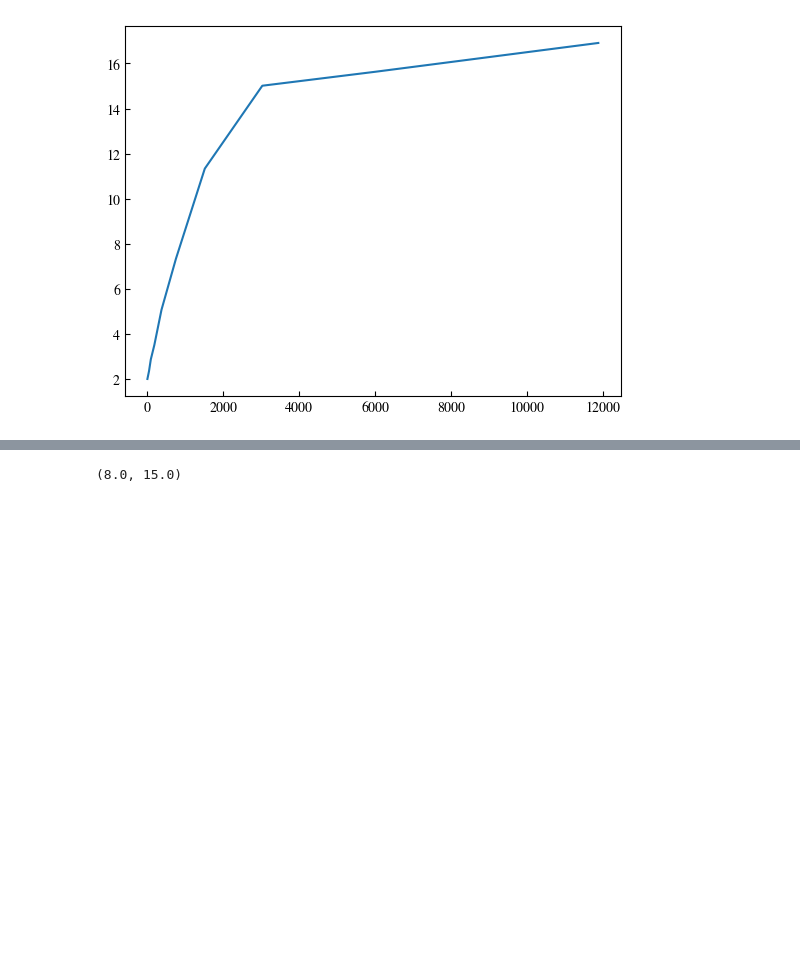
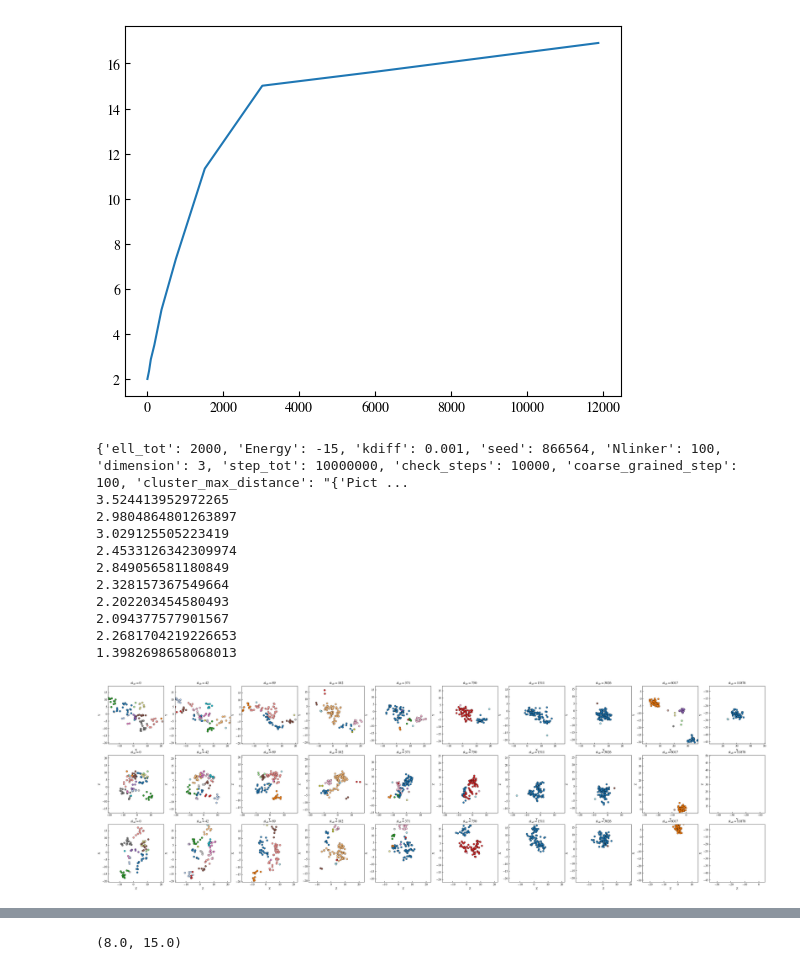
Before and after one commit to HugoLeRoy94/Analyze, a Jupyter notebook: From_Cluster/Picture.ipynb, the cells around one changed output, grey strips where cells are left out. Saved outputs shown, nothing was run; the diff lists cells and outputs as text; code cells hidden in the pictures; blank space fills up the shorter version.

Commit message:
change computer

```diff
--- a/From_Cluster/Picture.ipynb
+++ b/From_Cluster/Picture.ipynb
@@ -57,3 +59,73 @@ plt.plot(time_stamps,n_av)
 # %% [output]
 [<matplotlib.lines.Line2D at 0x...>]
 [figure]
+# %%
+
+fig,ax = plt.subplots(ncols=10,nrows=3,figsize=(40,12))
+#ax[0,0].scatter(pictures[0].data[indx][0][:,0],pictures[0].data[indx][0][:,1])
+#ax[0,0].set_title('t initial')
+#ax[1,0].scatter(pictures[0].data[indx][-1][:,0],pictures[0].data[indx][-1][:,1])
+#ax[1,0].set_title('t final')
+#ax[0,1].scatter(pictures[0].data[indx][0][:,0],pictures[0].data[indx][0][:,2])
+#ax[0,1].set_title('t initial')
+#ax[1,1].scatter(pictures[0].data[indx][-1][:,0],pictures[0].data[indx][-1][:,2])
+#ax[1,1].set_title('t final')
+
+#tint = 5
+indx = 4
+system_number = 0
+print(pictures[system_number].attributes)
+for tint in range(10):
+
+    # Compute the pairwise distances between points
+    pairwise_dist = distance.pdist(pictures[system_number].data[indx][tint].astype(float))
+    # Convert the condensed distance matrix to a square format
+    square_dist = distance.squareform(pairwise_dist)
+    # Replace the diagonal (self-distances) with np.inf to ignore them
+    np.fill_diagonal(square_dist, np.inf)
+    # Find the nearest neighbor distance for each point
+    nearest_neighbor_distances = np.min(square_dist, axis=1)
+    # Compute and return the average nearest neighbor distance
+
+
+    #distances = pairwise_distances(pictures[system_number].data[indx][tint])
+    # We use np.triu_indices to consider only the upper triangle of the distance matrix, excluding the diagonal
+    #upper_triangle_indices = np.triu_indices_from(distances, k=1)
+    #average_distance = np.mean(distances[upper_triangle_indices])
+
+    #clustering = clust.AgglomerativeClustering(n_clusters=None, distance_threshold=np.mean(nearest_neighbor_distances)*2, linkage='single') # distance_threshold=2., linkage='single')
+    clustering = clust.AgglomerativeClustering(n_clusters=None, distance_threshold=3.65, linkage='single')
+    print(np.mean(nearest_neighbor_distances)*2)
+    clustering.fit(pictures[system_number].data[indx][tint])
+    ax[0,tint].scatter(pictures[system_number].data[indx][tint][:,0],pictures[system_number].data[indx][tint][:,1],c=clustering.labels_,cmap='tab20',edgecolor='k',linewidth=0.5)
+    ax[1,tint].scatter(pictures[system_number].data[indx][tint][:,1],pictures[system_number].data[indx][tint][:,2],c=clustering.labels_,cmap='tab20',edgecolor='k',linewidth=0.5)
+    ax[2,tint].scatter(pictures[system_number].data[indx][tint][:,2],pictures[system_number].data[indx][tint][:,0],c=clustering.labels_,cmap='tab20',edgecolor='k',linewidth=0.5)
+    ax[0,tint].set_title(r'$tk_{ub}=$'+str(int(time_stamps[tint])))
+    ax[1,tint].set_title(r'$tk_{ub}=$'+str(int(time_stamps[tint])))
+    ax[2,tint].set_title(r'$tk_{ub}=$'+str(int(time_stamps[tint])))
+    ax[0,tint].set_xlabel('X')
+    ax[1,tint].set_xlabel('Y')
+    ax[0,tint].set_ylabel('Y')
+    ax[1,tint].set_ylabel('Z')
+    ax[2,tint].set_xlabel('Z')
+    ax[2,tint].set_ylabel('X')
+    ctr_mass = np.mean(pictures[system_number].data[indx][tint],axis=0)
+    for i in range(3):
+        ax[i,tint].set_xlim(ctr_mass[i]-20,ctr_mass[i]+20)
+        ax[i,tint].set_ylim(ctr_mass[(i+1)%2]-20,ctr_mass[(i+1)%2]+20)
+        #ax[i,tint].set_xticks([-20,20])
+        #ax[i,tint].set_yticks([-20,20])
+#fig.savefig('pictures_cluster.svg',transparent=True,bbox_inches='tight')
+# %% [output]
+{'ell_tot': 2000, 'Energy': -15, 'kdiff': 0.001, 'seed': 866564, 'Nlinker': 100, 'dimension': 3, 'step_tot': 10000000, 'check_steps': 10000, 'coarse_grained_step': 100, 'cluster_max_distance': "{'Pict ...
+3.524413952972265
+2.9804864801263897
+3.029125505223419
+2.4533126342309974
+2.849056581180849
+2.328157367549664
+2.202203454580493
+2.094377577901567
+2.2681704219226653
+1.3982698658068013
+[figure, added]
```
Also changed, not shown: parts of 7 cells of this notebook, 8 other files.
